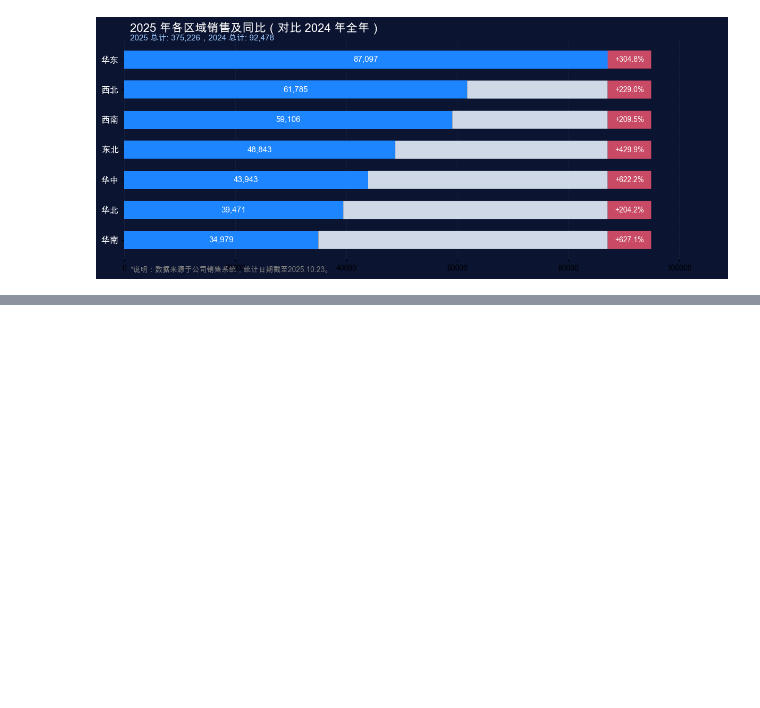
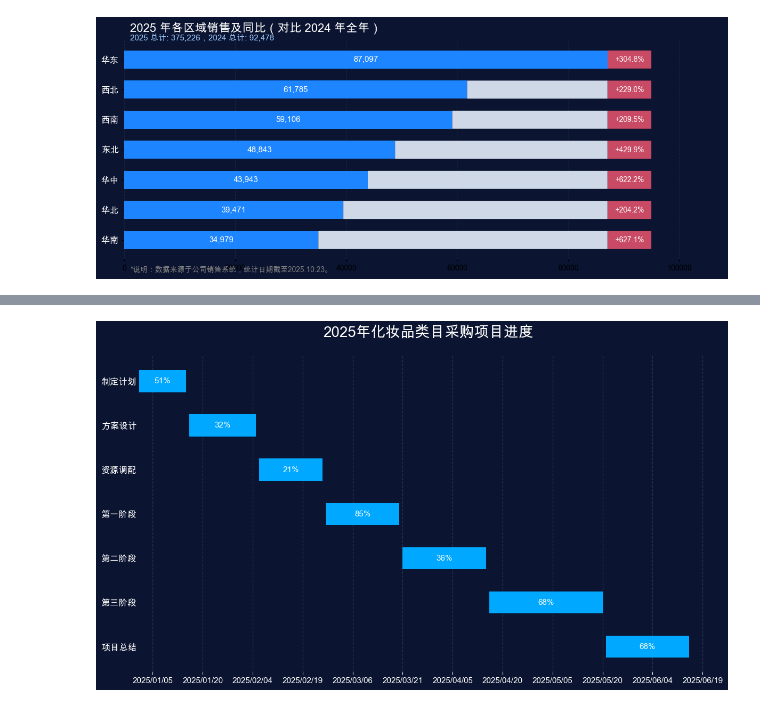
Before and after one commit to Zhen-Zhuo/Data-visualization, a Jupyter notebook: test.ipynb, the cells around one changed output, grey strips where cells are left out. Drawn from its saved outputs; the diff is of its cells as text; code cells hidden in the pictures; blank space fills up the shorter version.

```diff
--- a/test.ipynb
+++ b/test.ipynb
@@ -976,0 +1134,91 @@ plt.show()
+# %%
+# 项目进度甘特图
+import matplotlib.dates as mdates
+from datetime import datetime
+
+tasks = [
+    ("制定计划", "2025-01-01", "2025-01-15", 51),
+    ("方案设计", "2025-01-16", "2025-02-05", 32),
+    ("资源调配", "2025-02-06", "2025-02-25", 21),
+    ("第一阶段", "2025-02-26", "2025-03-20", 85),
+    ("第二阶段", "2025-03-21", "2025-04-15", 36),
+    ("第三阶段", "2025-04-16", "2025-05-20", 68),
+    ("项目总结", "2025-05-21", "2025-06-15", 68),
+]
+
+task_names = [t[0] for t in tasks]
+start_dates = [datetime.strptime(t[1], "%Y-%m-%d") for t in tasks]
+end_dates = [datetime.strptime(t[2], "%Y-%m-%d") for t in tasks]
+percents = [t[3] for t in tasks]
+durations = [(e - s).days for s, e in zip(start_dates, end_dates)]
+y_pos = range(len(tasks))
+
+bg_color = "#0b1430"
+bar_color = "#00A8FF"
+grid_color = "#3b4a6a"
+
+fig, ax = plt.subplots(figsize=(12, 7))
+fig.patch.set_facecolor(bg_color)
+ax.set_facecolor(bg_color)
+
+for y, start, dur, p in zip(y_pos, start_dates, durations, percents):
+    ax.barh(
+        y,
+        dur,
+        left=start,
+        height=0.5,
+        color=bar_color,
+        edgecolor=bar_color,
+        linewidth=0,
+        zorder=3,
+    )
+    mid = start + (dur / 2) * mdates.num2timedelta(1)  # 中点
+    ax.text(
+        mid,
+        y,
+        f"{p}%",
+        color="white",
+        fontsize=11,
+        fontweight="bold",
+        ha="center",
+        va="center",
+    )
+
+ax.set_yticks(list(y_pos))
+ax.set_yticklabels(task_names, fontsize=12, color="white")
+
+ax.xaxis.set_major_locator(mdates.DayLocator(interval=15))
+ax.xaxis.set_major_formatter(mdates.DateFormatter("%Y/%m/%d"))
+plt.setp(ax.get_xticklabels(), rotation=0, ha="center", fontsize=11, color="white")
+
+for tick in ax.get_xticks():
+    ax.axvline(
+        x=mdates.num2date(tick),
+        color=grid_color,
+        linestyle="--",
+        linewidth=1,
+        alpha=0.6,
+        zorder=1,
+    )
+
+ax.invert_yaxis()
+ax.tick_params(axis="y", length=0)
+ax.tick_params(axis="x", colors="white")
+for spine in ax.spines.values():
+    spine.set_visible(False)
+
+ax.text(
+    0.5,
+    1.06,
+    "2025年化妆品类目采购项目进度",
+    transform=ax.transAxes,
+    fontsize=20,
+    fontweight="bold",
+    ha="center",
+    color="white",
+)
+
+plt.tight_layout()
+plt.show()
+# %% [output]
+[figure, added]
```
Also changed, not shown: parts of 3 cells of this notebook.
